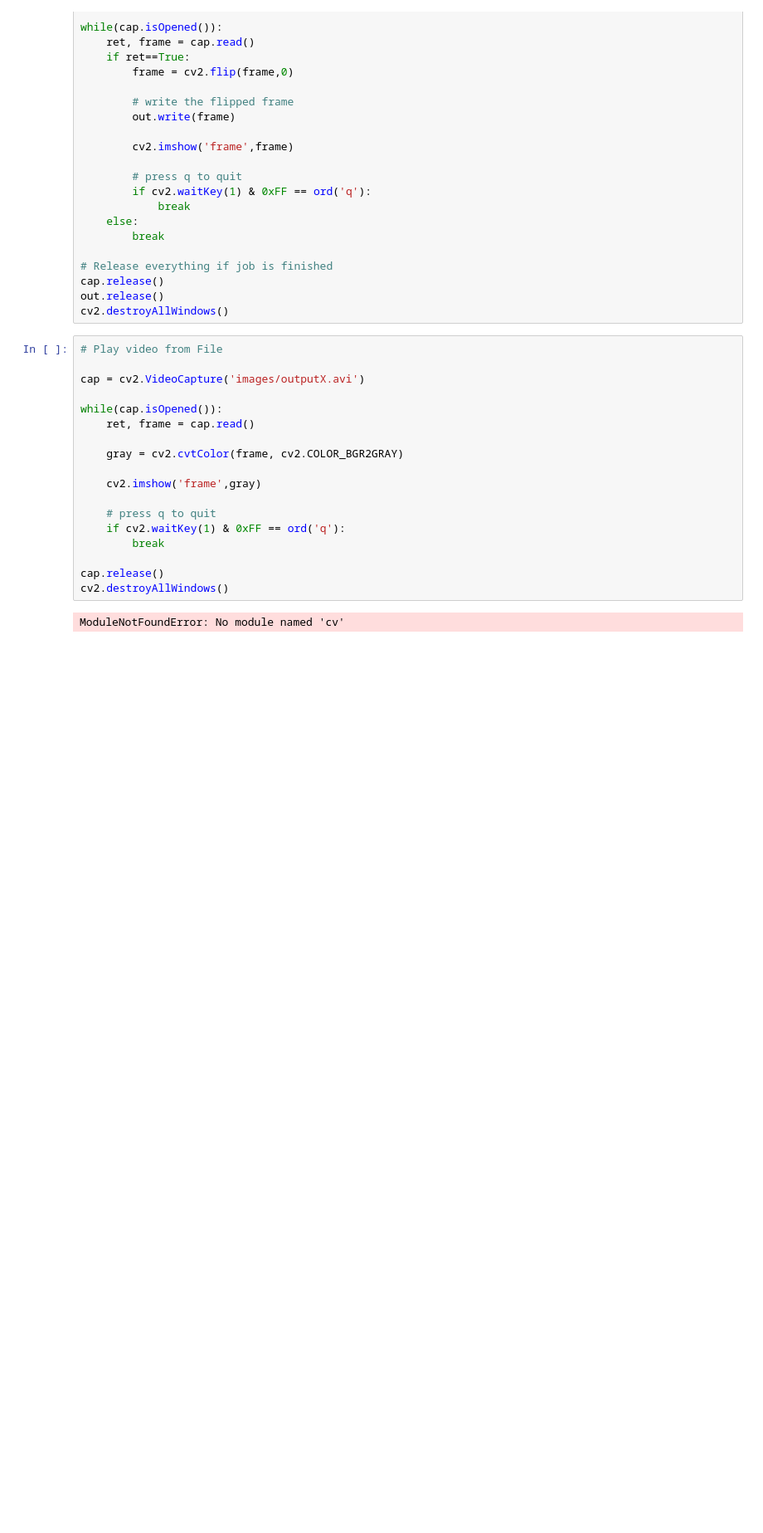
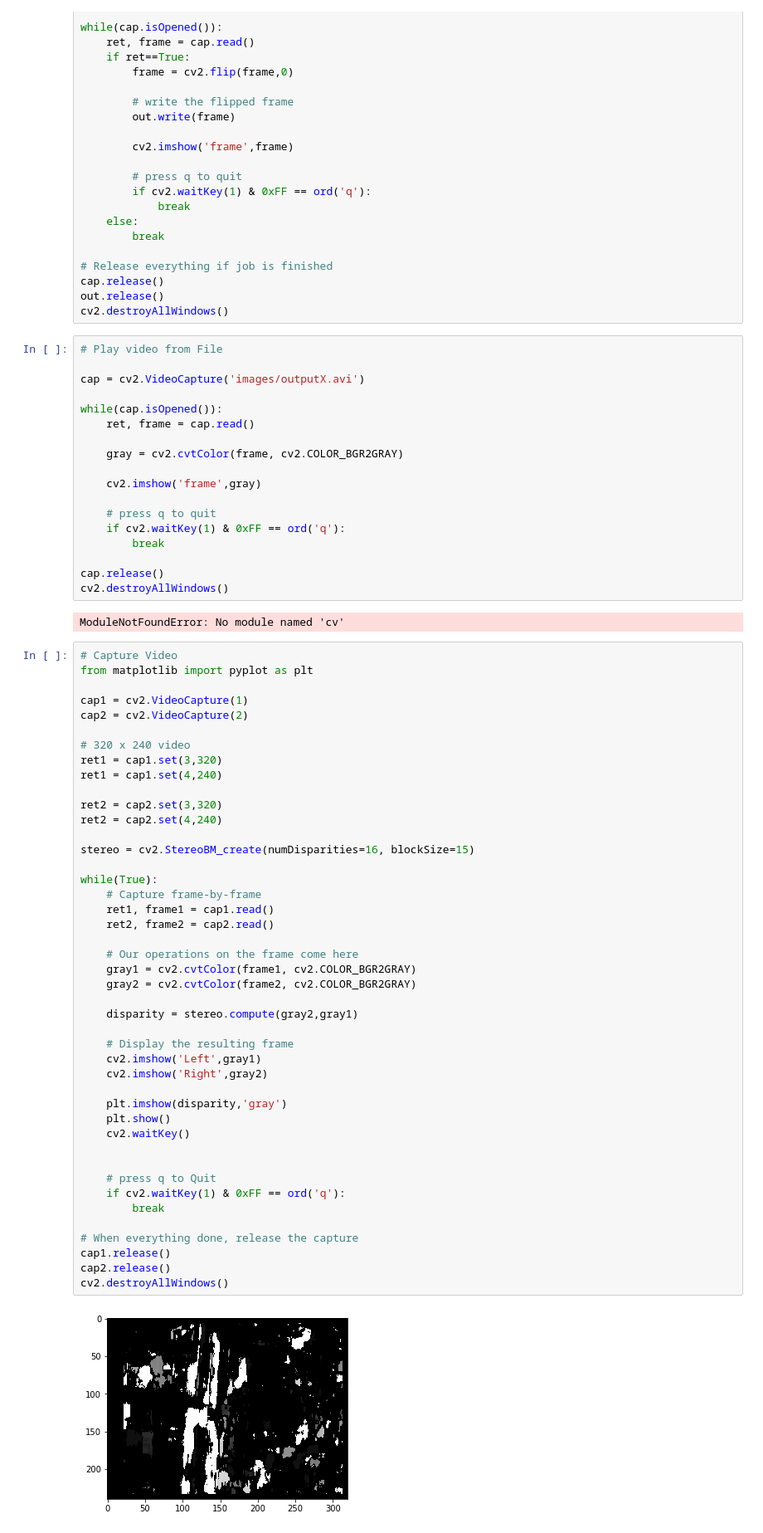
Before and after one commit to zaml/ComputerVision, a Jupyter notebook: Samples/VideoBasics.ipynb, the cells around one changed output. Shown at 83% size. Drawn from its saved outputs; the diff is of its cells as text; blank space fills up the shorter version.

```diff
--- a/Samples/VideoBasics.ipynb
+++ b/Samples/VideoBasics.ipynb
@@ -77,3 +77,49 @@ cv2.destroyAllWindows()
 # %%
 # %% [output]
 ModuleNotFoundError: No module named 'cv'
+# %%
+# Capture Video
+from matplotlib import pyplot as plt
+
+cap1 = cv2.VideoCapture(1)
+cap2 = cv2.VideoCapture(2)
+
+# 320 x 240 video
+ret1 = cap1.set(3,320)
+ret1 = cap1.set(4,240)
+
+ret2 = cap2.set(3,320)
+ret2 = cap2.set(4,240)
+
+stereo = cv2.StereoBM_create(numDisparities=16, blockSize=15)
+
+while(True):
+    # Capture frame-by-frame
+    ret1, frame1 = cap1.read()
+    ret2, frame2 = cap2.read()
+
+    # Our operations on the frame come here
+    gray1 = cv2.cvtColor(frame1, cv2.COLOR_BGR2GRAY)
+    gray2 = cv2.cvtColor(frame2, cv2.COLOR_BGR2GRAY)
+
+    disparity = stereo.compute(gray2,gray1)
+
+    # Display the resulting frame
+    cv2.imshow('Left',gray1)
+    cv2.imshow('Right',gray2)
+
+    plt.imshow(disparity,'gray')
+    plt.show()
+    cv2.waitKey()
+
+
+    # press q to Quit
+    if cv2.waitKey(1) & 0xFF == ord('q'):
+        break
+
+# When everything done, release the capture
+cap1.release()
+cap2.release()
+cv2.destroyAllWindows()
+# %% [output]
+[figure, added]
```
Also changed, not shown: parts of 2 cells of this notebook, 1 other file.
